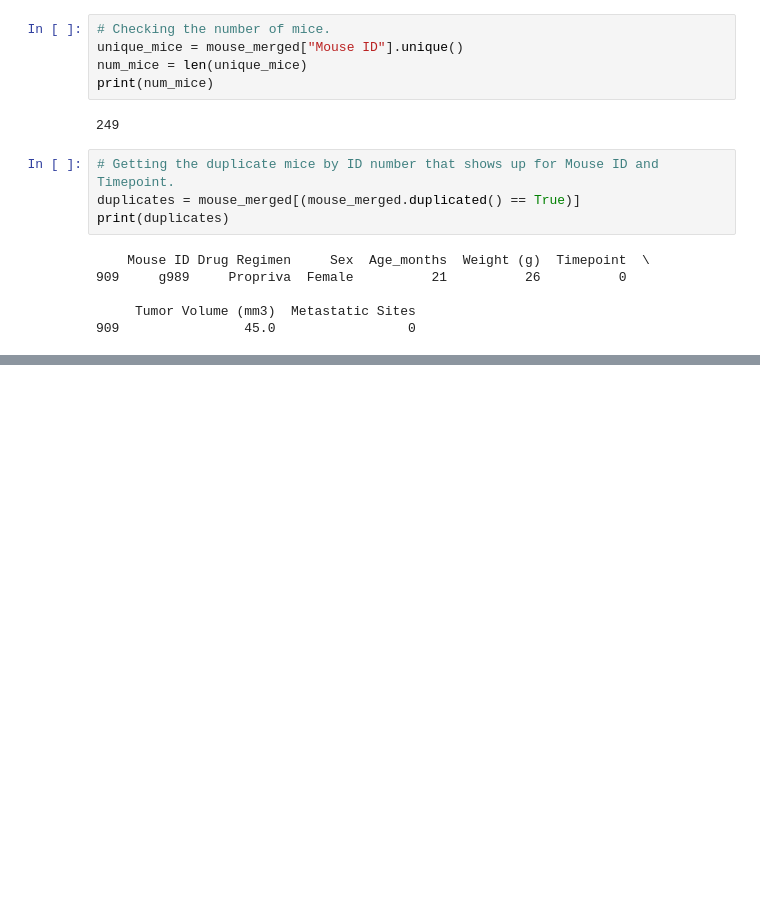
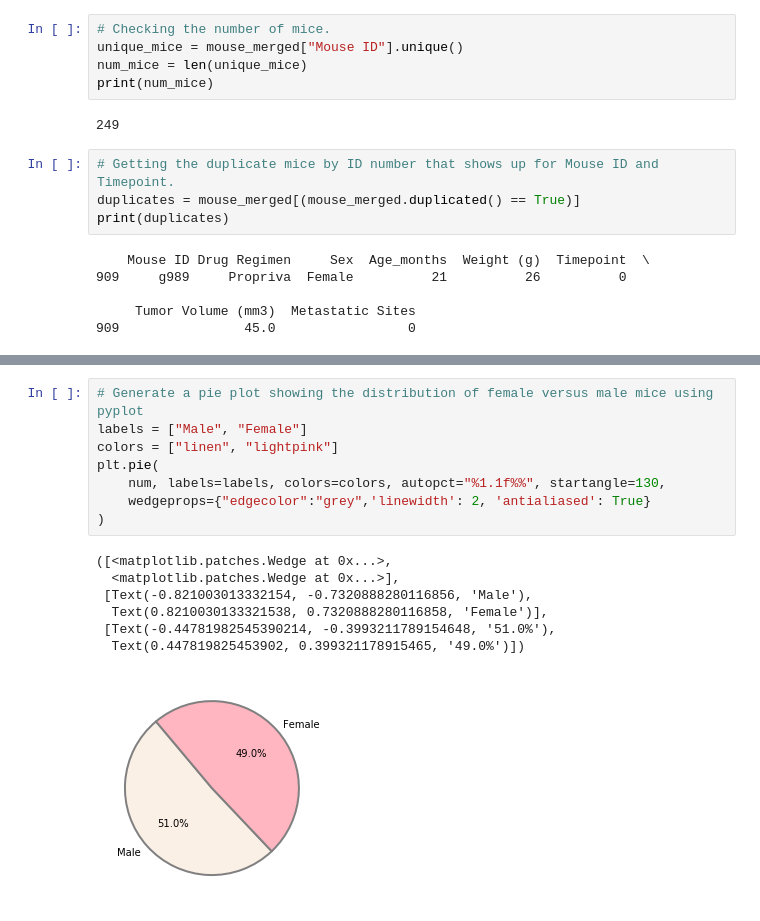
Before and after one commit to tylerhill122/matplotlib-challenge, a Jupyter notebook: Pymaceuticals.ipynb, the cells around one changed output, grey strips where cells are left out. Drawn from its saved outputs; the diff is of its cells as text; blank space fills up the shorter version.

```diff
--- a/Pymaceuticals.ipynb
+++ b/Pymaceuticals.ipynb
@@ -89,0 +148,16 @@ print(num_mice2)
+# %%
+# Generate a pie plot showing the distribution of female versus male mice using pyplot
+labels = ["Male", "Female"]
+colors = ["linen", "lightpink"]
+plt.pie(
+    num, labels=labels, colors=colors, autopct="%1.1f%%", startangle=130,
+    wedgeprops={"edgecolor":"grey",'linewidth': 2, 'antialiased': True}
+)
+# %% [output]
+([<matplotlib.patches.Wedge at 0x...>,
+  <matplotlib.patches.Wedge at 0x...>],
+ [Text(-0.821003013332154, -0.7320888280116856, 'Male'),
+  Text(0.8210030133321538, 0.7320888280116858, 'Female')],
+ [Text(-0.44781982545390214, -0.3993211789154648, '51.0%'),
+  Text(0.447819825453902, 0.399321178915465, '49.0%')])
+[figure, added]
```
Also changed, not shown: parts of 9 cells of this notebook.
